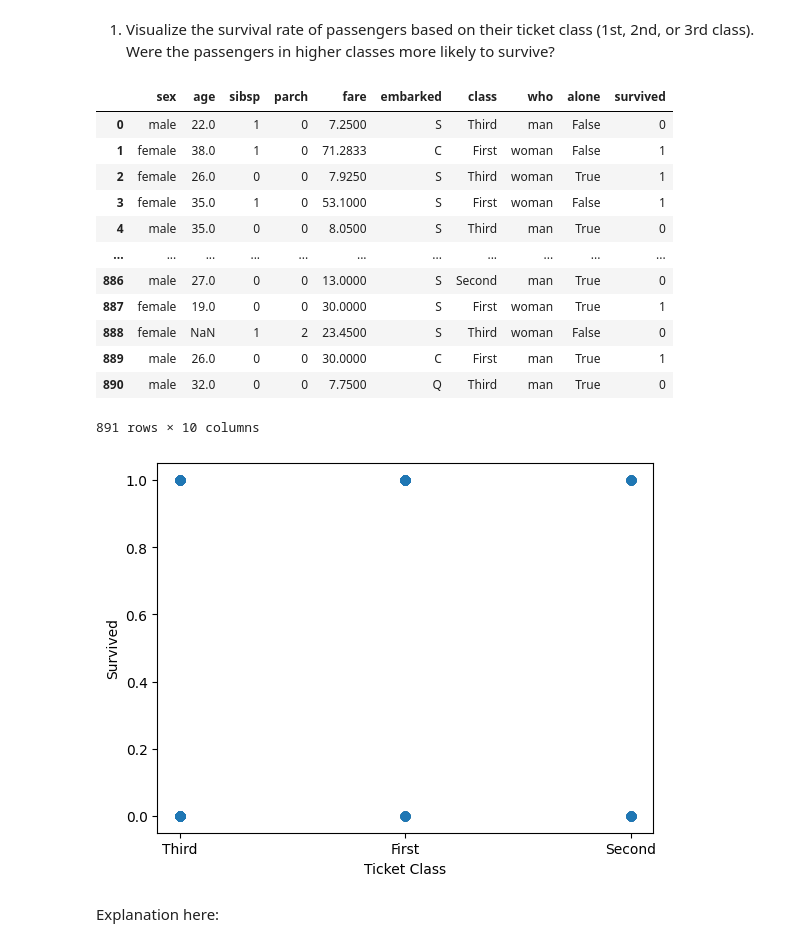
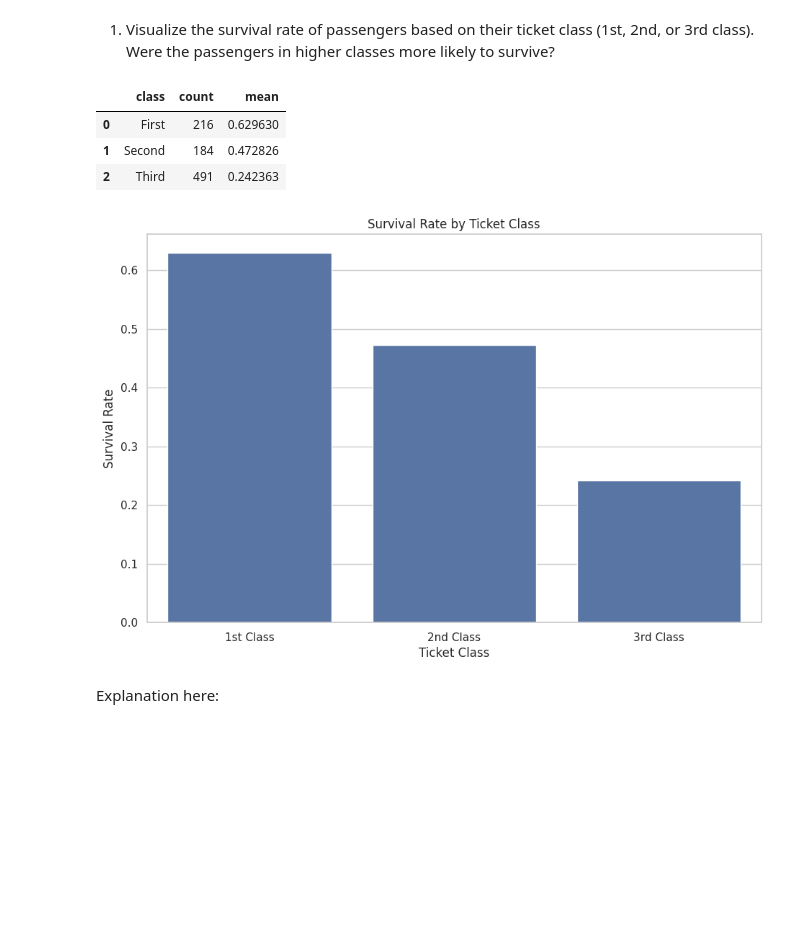
Before and after one commit to AvRob0/Avrob0.github.io, a Jupyter notebook: Week_4_Assignment_4_1.ipynb, the cells around one changed output. Cells and saved outputs as stored; diff of their text form; code cells hidden in the pictures; blank space fills up the shorter version.

```diff
--- a/Week_4_Assignment_4_1.ipynb
+++ b/Week_4_Assignment_4_1.ipynb
@@ -11,34 +11,40 @@ The intent of this assignment is to be able to communicate the insights that you
 # %% [markdown]
 1. Visualize the survival rate of passengers based on their ticket class (1st, 2nd, or 3rd class).
 Were the passengers in higher classes more likely to survive?
-# %%
-import pandas as pd
-import matplotlib.pyplot as plt
-titanic_db = pd.read_csv('Titanic.csv')
-titanic_db
-# %% [output]
-|  | sex | age | sibsp | parch | fare | embarked | class | who | alone | survived |
-| 0 | male | 22.0 | 1 | 0 | 7.2500 | S | Third | man | False | 0 |
-| 1 | female | 38.0 | 1 | 0 | 71.2833 | C | First | woman | False | 1 |
-| 2 | female | 26.0 | 0 | 0 | 7.9250 | S | Third | woman | True | 1 |
-| 3 | female | 35.0 | 1 | 0 | 53.1000 | S | First | woman | False | 1 |
-| 4 | male | 35.0 | 0 | 0 | 8.0500 | S | Third | man | True | 0 |
-| ... | ... | ... | ... | ... | ... | ... | ... | ... | ... | ... |
-| 886 | male | 27.0 | 0 | 0 | 13.0000 | S | Second | man | True | 0 |
-| 887 | female | 19.0 | 0 | 0 | 30.0000 | S | First | woman | True | 1 |
-| 888 | female | NaN | 1 | 2 | 23.4500 | S | Third | woman | False | 0 |
-| 889 | male | 26.0 | 0 | 0 | 30.0000 | C | First | man | True | 1 |
-| 890 | male | 32.0 | 0 | 0 | 7.7500 | Q | Third | man | True | 0 |
-891 rows × 10 columns
-# %%
-X = titanic_db['class']
-Y = titanic_db['survived']
-plt.scatter(X, Y)
-plt.xlabel('Ticket Class')
-plt.ylabel('Survived')
-plt.show()
-# %% [output]
-[figure, removed]
+# %%
+import pandas as pd
+import matplotlib.pyplot as plt
+import seaborn as sns
+
+titanic_db = pd.read_csv('Titanic.csv')
+titanic_db
+# to visualize the survival rate of passengers based on their ticket class and see which were more likely survive
+# we must first group the passenger class together
+# and calculate the survival rate
+group_pass = titanic_db.groupby(['class']).agg({'survived': ['count', 'mean']}).reset_index()
+group_pass.columns = ['class', 'count', 'mean']
+group_pass
+# As you can see that first class has a higher survival rate followed by second and then third.
+# This visualization of the survival rate of the classes shows that third class has more people than any other class
+# with a lower survival rate followed by first class that has an estimate of half less than third class
+# and second class has the lowest count of people but still comes second in survival rate.
+# %% [output]
+|  | class | count | mean |
+| 0 | First | 216 | 0.629630 |
+| 1 | Second | 184 | 0.472826 |
+| 2 | Third | 491 | 0.242363 |
+# %%
+sns.set(style="whitegrid", rc={"figure.figsize": (11, 7)})
+plt.figure()
+ax = sns.barplot(x='class', y='mean', data=group_pass)
+ax.set_xticklabels(['1st Class', '2nd Class', '3rd Class'])
+plt.title('Survival Rate by Ticket Class')
+plt.xlabel('Ticket Class')
+plt.ylabel('Survival Rate')
+plt.show()
+# Has you can see the bar graph show how big of a difference at that time class makes on survival
+# %% [output]
+[figure, added]
 # %% [markdown]
 Explanation here:
 # %% [markdown]
```
Also changed, not shown: parts of 1 cell of this notebook.
